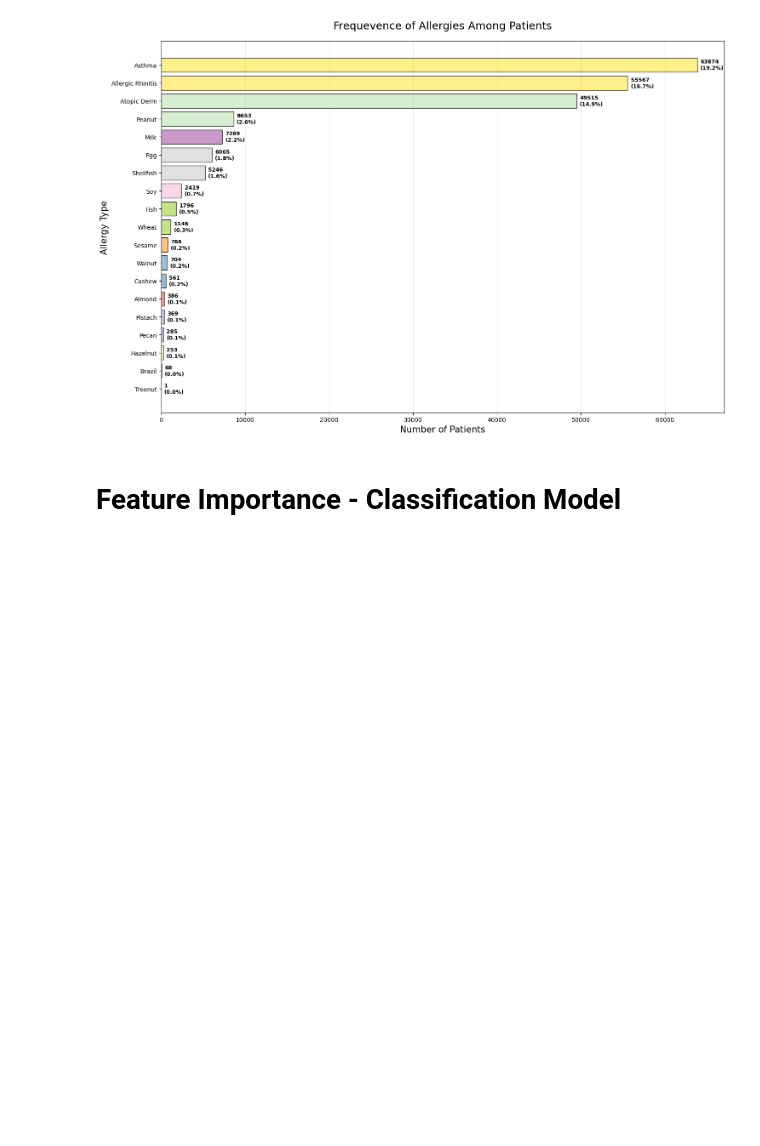
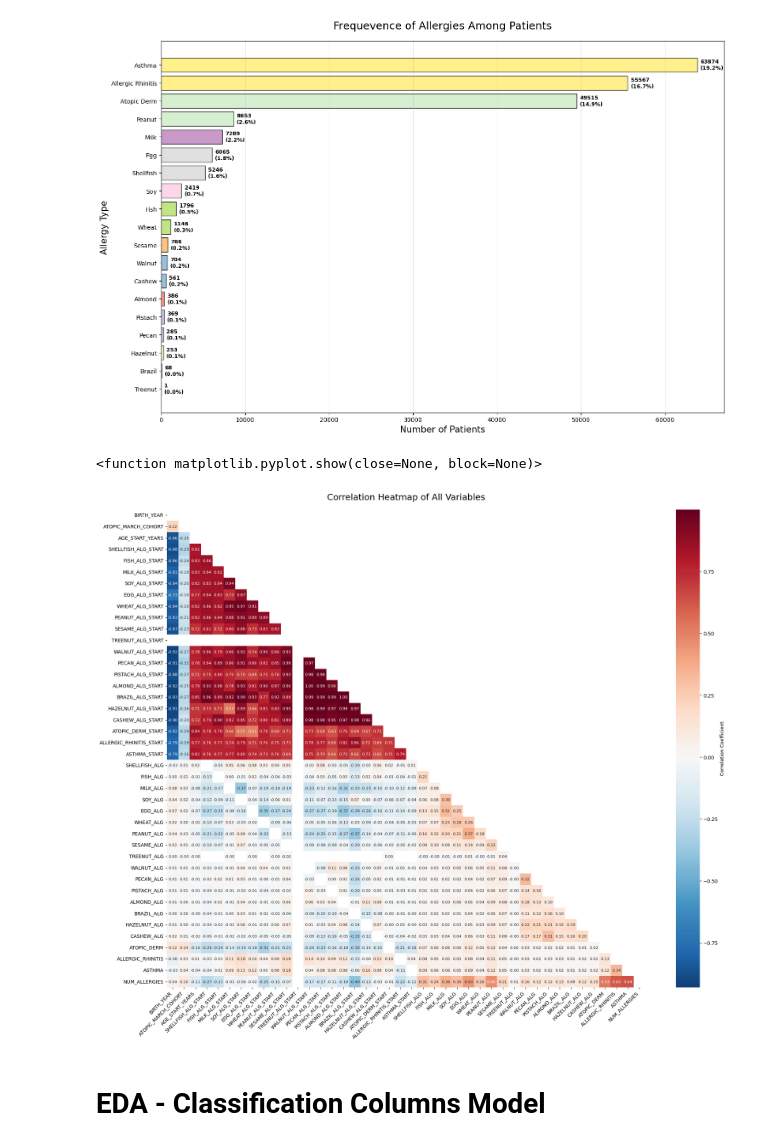
Before and after one commit to AlexHuc/food-allergy-analysis, a Jupyter notebook: notebook.ipynb, the cells around one changed output. Cells and saved outputs as stored; diff of their text form; code cells hidden in the pictures; blank space fills up the shorter version.

Commit message:
Added new EDA with headmap on regression and classification columns

```diff
--- a/notebook.ipynb
+++ b/notebook.ipynb
@@ -595,6 +597,39 @@ plt.tight_layout()
 plt.show()
 # %% [output]
 [figure]
+# %%
+numeric_columns = df.select_dtypes(include=[np.number, bool]).columns.tolist()
+
+# Remove 'SUBJECT_ID' it's just an identifier
+if 'SUBJECT_ID' in numeric_columns:
+    numeric_columns.remove('SUBJECT_ID')
+
+corr_matrix = df[numeric_columns].corr()
+plt.figure(figsize=(20, 16))
+
+# Show only half of the correlation matrix
+mask = np.triu(np.ones_like(corr_matrix, dtype=bool))
+
+sns.heatmap(
+    corr_matrix,
+    mask=mask,
+    annot=True,
+    cmap='RdBu_r',
+    center=0,
+    square=True,
+    fmt='.2f',
+    cbar_kws={"label": "Correlation Coefficient"},
+    annot_kws={"size": 8}
+)
+
+plt.title('Correlation Heatmap of All Variables', fontsize=18, pad=20)
+plt.xticks(rotation=45, ha='right')
+plt.yticks(rotation=0)
+plt.tight_layout()
+plt.show
+# %% [output]
+<function matplotlib.pyplot.show(close=None, block=None)>
+[figure, added]
 # %% [markdown]
-# Feature Importance - Classification Model
+# EDA - Classification Columns Model
 # %%
```
Also changed, not shown: parts of 12 cells of this notebook.
